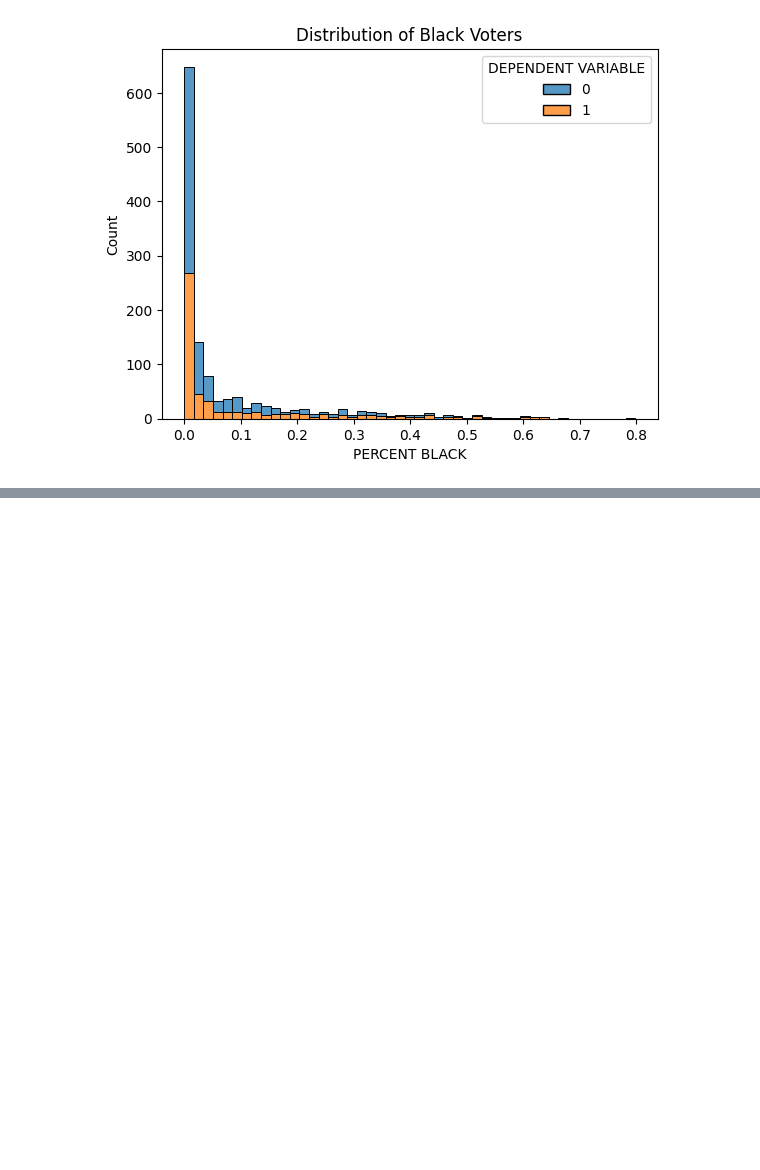
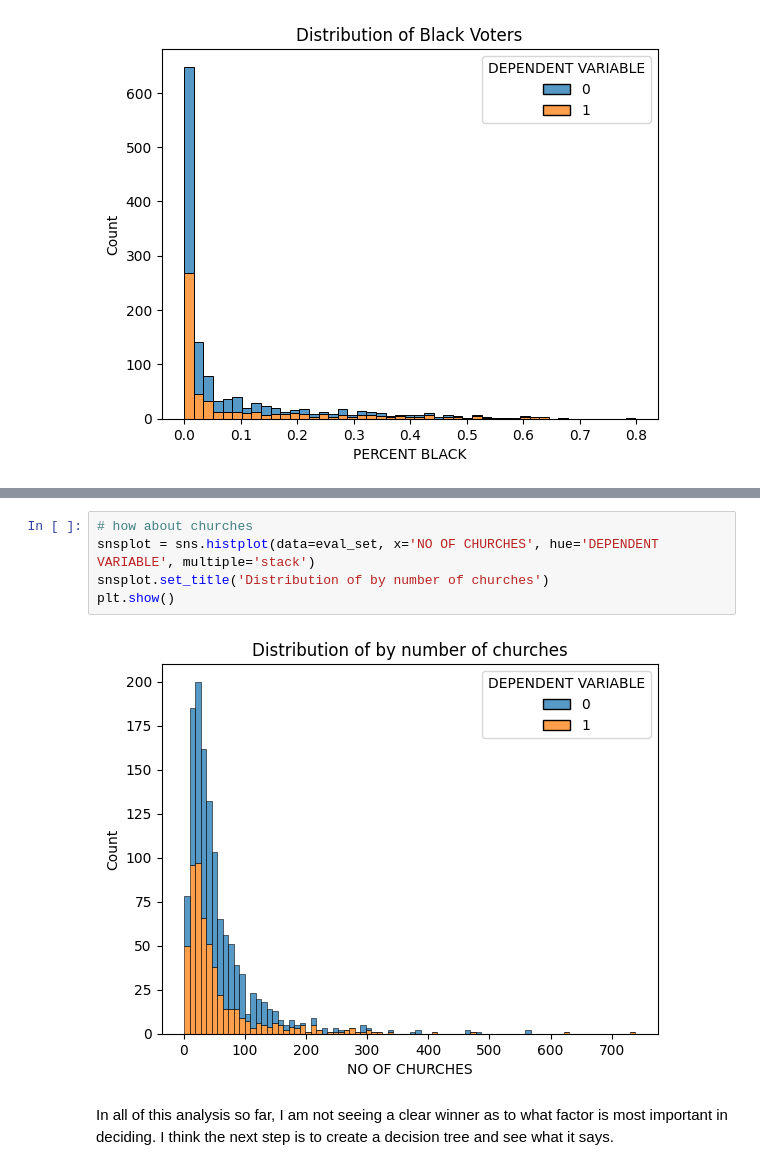
Before and after one commit to dallascaley/Business-Intelligence, a Jupyter notebook: Colab Notebooks/IS470_Assignment02.ipynb, the cells around one changed output, grey strips where cells are left out. Drawn from its saved outputs; the diff is of its cells as text; blank space fills up the shorter version.

```diff
--- a/Colab Notebooks/IS470_Assignment02.ipynb
+++ b/Colab Notebooks/IS470_Assignment02.ipynb
@@ -388,0 +406,9 @@ plt.show()
+# %%
+# how about churches
+snsplot = sns.histplot(data=eval_set, x='NO OF CHURCHES', hue='DEPENDENT VARIABLE', multiple='stack')
+snsplot.set_title('Distribution of by number of churches')
+plt.show()
+# %% [output]
+[figure, added]
+# %% [markdown]
+In all of this analysis so far, I am not seeing a clear winner as to what factor is most important in deciding. I think the next step is to create a decision tree and see what it says.
```
Also changed, not shown: parts of 16 cells of this notebook.
